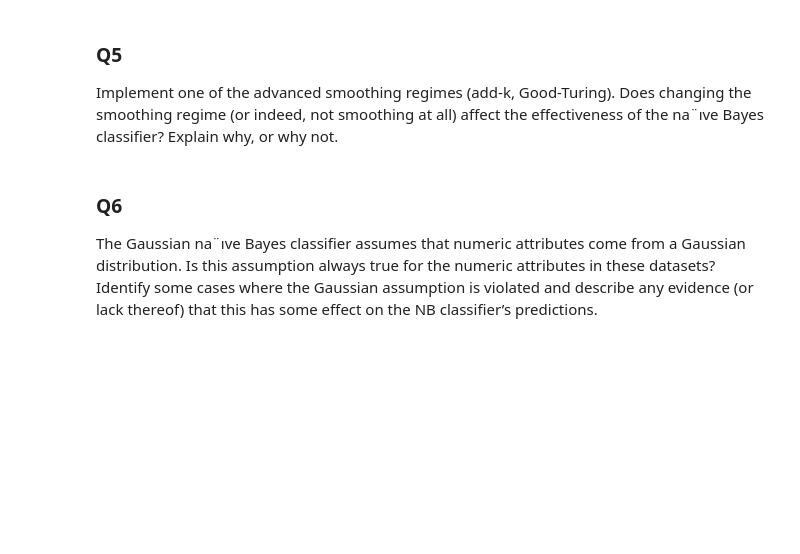
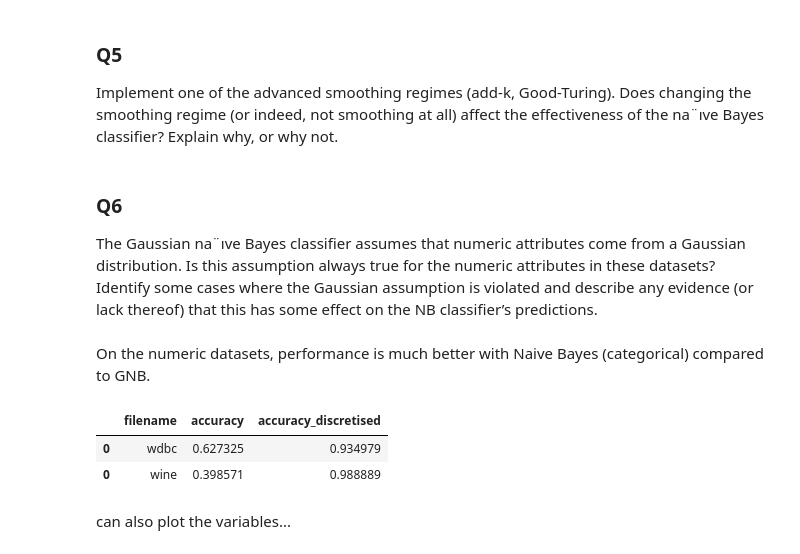
Before and after one commit to wisdomleck/Machine_Learning_A1, a Jupyter notebook: Assignment_1_Michael_new.ipynb, the cells around one changed output. Drawn from its saved outputs; the diff is of its cells as text; code cells hidden in the pictures; blank space fills up the shorter version.

```diff
--- a/Assignment_1_Michael_new.ipynb
+++ b/Assignment_1_Michael_new.ipynb
@@ -677,23 +587,15 @@ A response to a question should take about 100–250 words, and make reference t
 # %% [markdown]
 ### Q1
 Try discretising the numeric attributes in these datasets and treating them as discrete variables in the na¨ıve Bayes classifier. You can use a discretisation method of your choice and group the numeric values into any number of levels (but around 3 to 5 levels would probably be a good starting point). Does discretizing the variables improve classification performance, compared to the Gaussian na¨ıve Bayes approach? Why or why not?
-# %%
-# read in data
-filename = "university"
-df = read_data(filename)
-
-# preprocess data
-df, datatype = preprocess(df, filename)
 # %%
 def discretise(df):
 
     # after preprocess function
 
     numeric = ['int64', 'float64']
-    categoric = ['category']
 
     for column in df.select_dtypes(numeric).columns:
-        bins, centroids = k_means(ratio, 5)
+        bins, centroids = k_means(df[column].tolist(), 5)
         df[column] = [centroids[bin] for bin in bins]
         df[column] = df[column].astype("category")
 
@@ -792,0 +603,30 @@ All        6  28  81  81  35  231
+# %%
+nominal_files = ["breast-cancer-wisconsin", "mushroom", "lymphography"]
+numeric_files = ["wdbc", "wine"]
+ordinal_files = ["car", "nursery", "somerville"]
+mixed_files = ["adult", "bank", "university"]
+
+metrics_df_list = []
+
+for filename in numeric_files:
+
+    print(filename)
+
+    # read in data
+    df = read_data(filename)
+
+    # preprocess data
+    df = preprocess(df, filename)
+
+    # discretise df
+    df2 = df.copy()
+    df2 = discretise(df2)
+
+    metrics = cross_validation(df, 5)
+    metrics2 = cross_validation(df2, 5)
+
+    metrics_df = pd.DataFrame(data = {"filename": [filename], "accuracy": [metrics], "accuracy_discretised": [metrics2]})
+
+    metrics_df_list.append(metrics_df)
+
+metrics_df = pd.concat(metrics_df_list)
@@ -805,3 +665,13 @@ Implement one of the advanced smoothing regimes (add-k, Good-Turing). Does chang
 # %% [markdown]
 ### Q6
 The Gaussian na¨ıve Bayes classifier assumes that numeric attributes come from a Gaussian distribution. Is this assumption always true for the numeric attributes in these datasets? Identify some cases where the Gaussian assumption is violated and describe any evidence (or lack thereof) that this has some effect on the NB classifier’s predictions.
+# %% [markdown]
+On the numeric datasets, performance is much better with Naive Bayes (categorical) compared to GNB.
+# %%
+metrics_df
+# %% [output]
+|  | filename | accuracy | accuracy_discretised |
+| 0 | wdbc | 0.627325 | 0.934979 |
+| 0 | wine | 0.398571 | 0.988889 |
+# %% [markdown]
+can also plot the variables...
```
Also changed, not shown: parts of 27 cells of this notebook.
